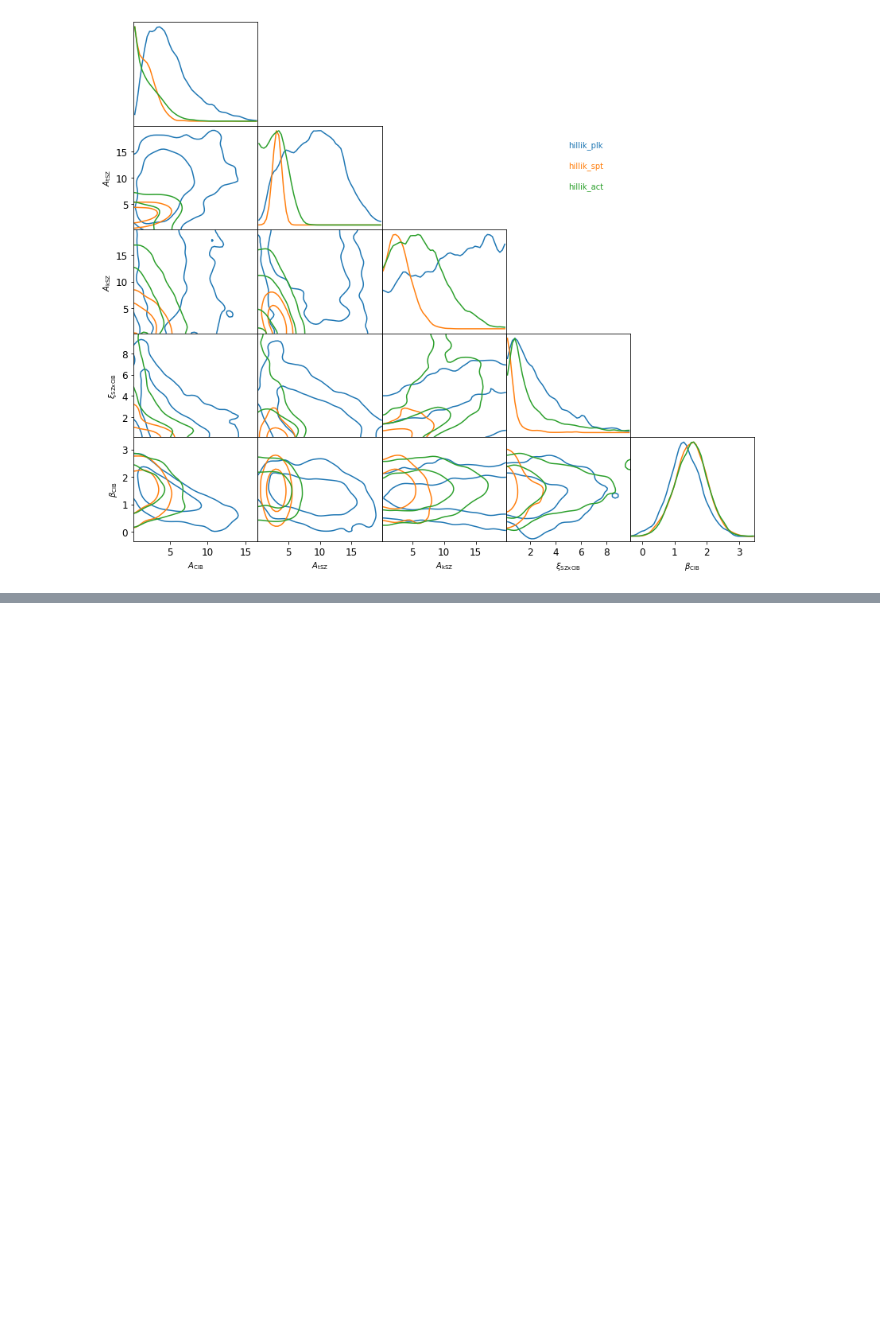
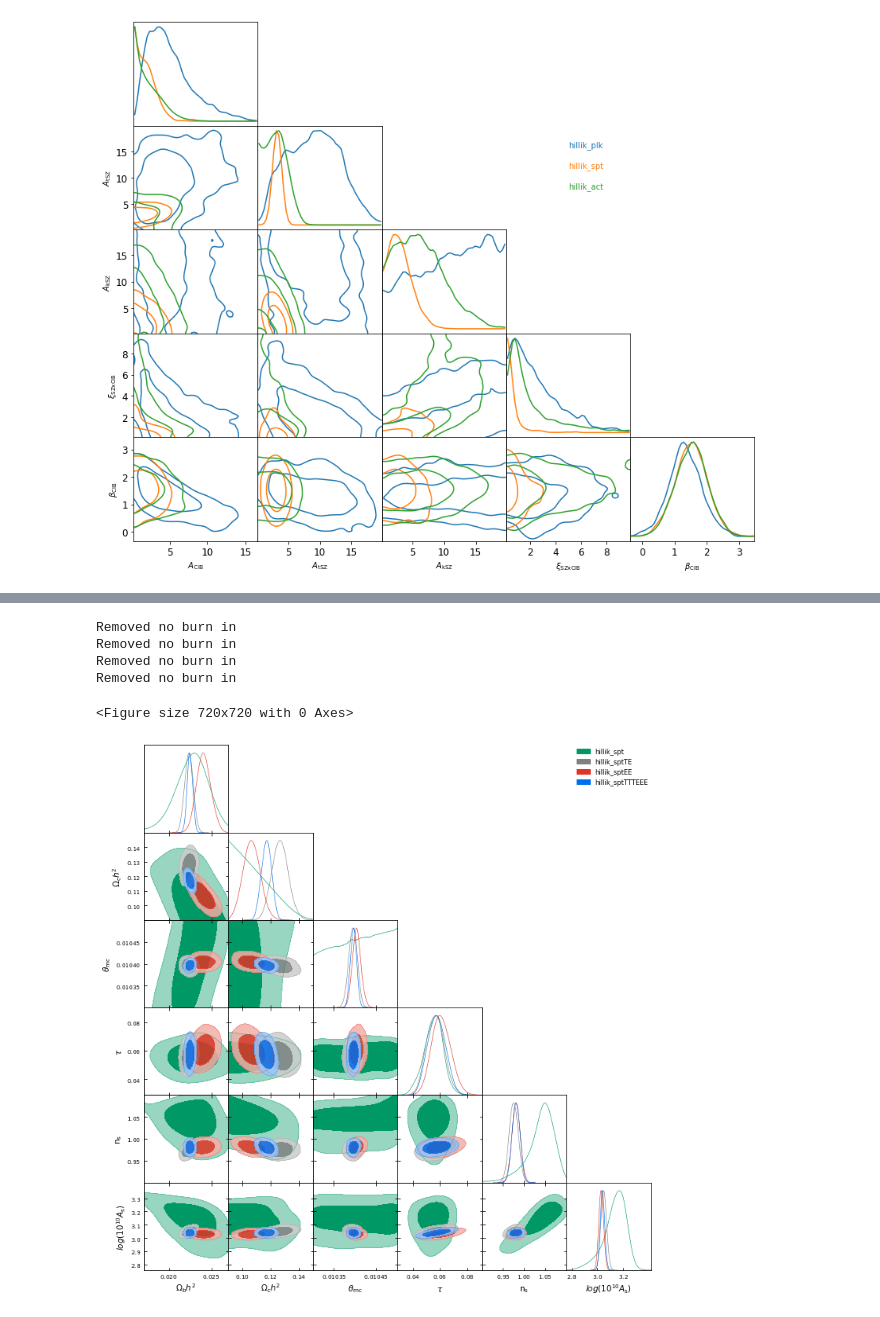
Before and after one commit to mtristram/hillik, a Jupyter notebook: scripts/hillik_chains.ipynb, the cells around one changed output, grey strips where cells are left out. Cells and saved outputs as stored; diff of their text form; code cells hidden in the pictures; blank space fills up the shorter version.

```diff
--- a/scripts/hillik_chains.ipynb
+++ b/scripts/hillik_chains.ipynb
@@ -357,0 +105,16 @@ plt.loglog()
+# %%
+listpar = ['ombh2','omch2','cosmomc_theta','tau','ns','logA']
+runnames = ['hillik_spt','hillik_sptTE','hillik_sptEE','hillik_sptTTTEEE']
+support = {'ombh2':(0.017,0.027),'omch2':(0.09,0.15),'cosmomc_theta':(0.0103,0.0105),'tau':(0.01,0.15),'ns':(0.9,1.1),'logA':(2.6,3.5)}
+labels = [MCtools.parname.get(p,p).replace('$','') for p in listpar]
+chains = [MCtools.mergeMC( "%s/%s/mcmc" % (DBdir,run), burnin=0.9) for run in runnames]
+samples = [MCSamples( samples=[chain[p] for p in listpar], names=listpar, labels=labels, ranges=support) for chain in chains]
+g = plots.getSinglePlotter(width_inch=10, ratio=1)
+g.triangle_plot(samples, listpar, filled = True, legend_labels = runnames,legend_loc = 'upper right')
+# %% [output]
+Removed no burn in
+Removed no burn in
+Removed no burn in
+Removed no burn in
+<Figure size 720x720 with 0 Axes>
+[figure, added]
```
Also changed, not shown: parts of 52 cells of this notebook, 1 other file.
